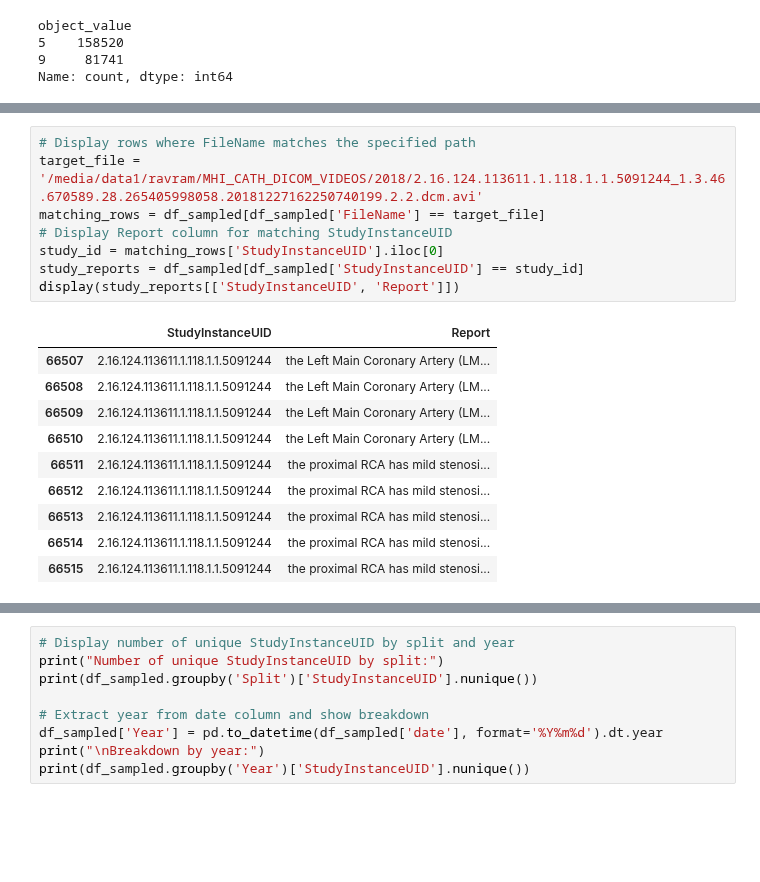
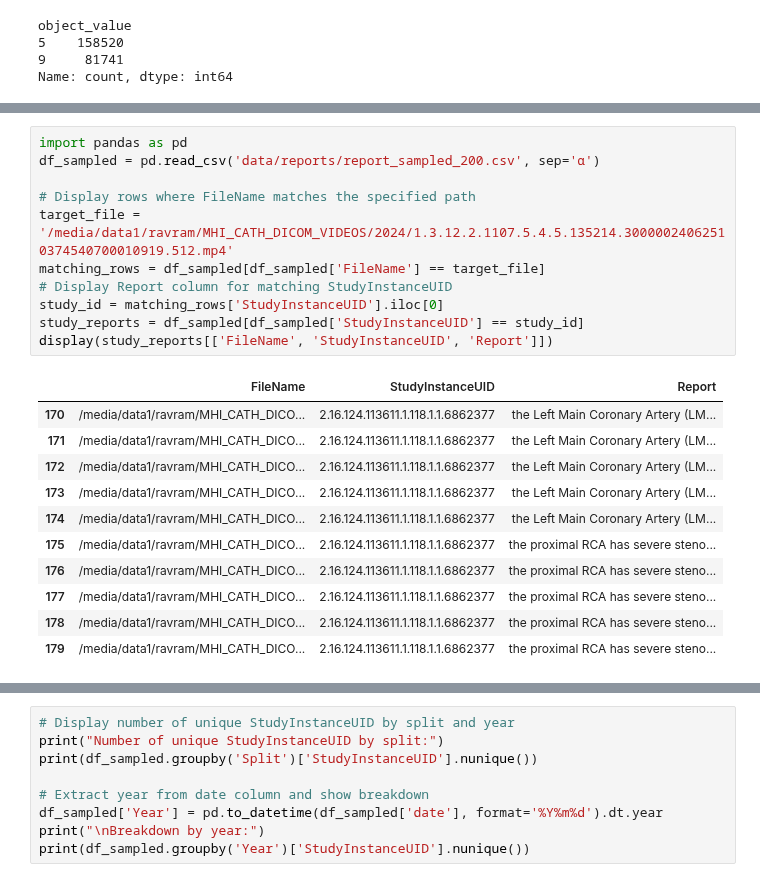
Before and after one commit to HeartWise-AI/DeepCORO_CLIP, a Jupyter notebook: generate_dataset.ipynb, the cells around one changed output, grey strips where cells are left out. Drawn from its saved outputs; the diff is of its cells as text; blank space fills up the shorter version.

```diff
--- a/generate_dataset.ipynb
+++ b/generate_dataset.ipynb
@@ -405,22 +376,26 @@ StudyInstanceUID
 2.16.124.113611.1.118.1.1.5193509     1
 Name: count, dtype: int64
 # %%
+import pandas as pd
+df_sampled = pd.read_csv('data/reports/report_sampled_200.csv', sep='α')
+
 # Display rows where FileName matches the specified path
-target_file = '/media/data1/ravram/MHI_CATH_DICOM_VIDEOS/2018/2.16.124.113611.1.118.1.1.5091244_1.3.46.670589.28.265405998058.20181227162250740199.2.2.dcm.avi'
+target_file = '/media/data1/ravram/MHI_CATH_DICOM_VIDEOS/2024/1.3.12.2.1107.5.4.5.135214.30000024062510374540700010919.512.mp4'
 matching_rows = df_sampled[df_sampled['FileName'] == target_file]
 # Display Report column for matching StudyInstanceUID
 study_id = matching_rows['StudyInstanceUID'].iloc[0]
 study_reports = df_sampled[df_sampled['StudyInstanceUID'] == study_id]
-display(study_reports[['StudyInstanceUID', 'Report']])
+display(study_reports[['FileName', 'StudyInstanceUID', 'Report']])
 # %% [output]
-|  | StudyInstanceUID | Report |
-| 66507 | 2.16.124.113611.1.118.1.1.5091244 | the Left Main Coronary Artery (LM... |
-| 66508 | 2.16.124.113611.1.118.1.1.5091244 | the Left Main Coronary Artery (LM... |
-| 66509 | 2.16.124.113611.1.118.1.1.5091244 | the Left Main Coronary Artery (LM... |
-| 66510 | 2.16.124.113611.1.118.1.1.5091244 | the Left Main Coronary Artery (LM... |
-| 66511 | 2.16.124.113611.1.118.1.1.5091244 | the proximal RCA has mild stenosi... |
-| 66512 | 2.16.124.113611.1.118.1.1.5091244 | the proximal RCA has mild stenosi... |
-| 66513 | 2.16.124.113611.1.118.1.1.5091244 | the proximal RCA has mild stenosi... |
-| 66514 | 2.16.124.113611.1.118.1.1.5091244 | the proximal RCA has mild stenosi... |
-| 66515 | 2.16.124.113611.1.118.1.1.5091244 | the proximal RCA has mild stenosi... |
+|  | FileName | StudyInstanceUID | Report |
+| 170 | /media/data1/ravram/MHI_CATH_DICO... | 2.16.124.113611.1.118.1.1.6862377 | the Left Main Coronary Artery (LM... |
+| 171 | /media/data1/ravram/MHI_CATH_DICO... | 2.16.124.113611.1.118.1.1.6862377 | the Left Main Coronary Artery (LM... |
+| 172 | /media/data1/ravram/MHI_CATH_DICO... | 2.16.124.113611.1.118.1.1.6862377 | the Left Main Coronary Artery (LM... |
+| 173 | /media/data1/ravram/MHI_CATH_DICO... | 2.16.124.113611.1.118.1.1.6862377 | the Left Main Coronary Artery (LM... |
+| 174 | /media/data1/ravram/MHI_CATH_DICO... | 2.16.124.113611.1.118.1.1.6862377 | the Left Main Coronary Artery (LM... |
+| 175 | /media/data1/ravram/MHI_CATH_DICO... | 2.16.124.113611.1.118.1.1.6862377 | the proximal RCA has severe steno... |
+| 176 | /media/data1/ravram/MHI_CATH_DICO... | 2.16.124.113611.1.118.1.1.6862377 | the proximal RCA has severe steno... |
+| 177 | /media/data1/ravram/MHI_CATH_DICO... | 2.16.124.113611.1.118.1.1.6862377 | the proximal RCA has severe steno... |
+| 178 | /media/data1/ravram/MHI_CATH_DICO... | 2.16.124.113611.1.118.1.1.6862377 | the proximal RCA has severe steno... |
+| 179 | /media/data1/ravram/MHI_CATH_DICO... | 2.16.124.113611.1.118.1.1.6862377 | the proximal RCA has severe steno... |
 # %%
```
Also changed, not shown: parts of 4 cells of this notebook, 4 other files.
